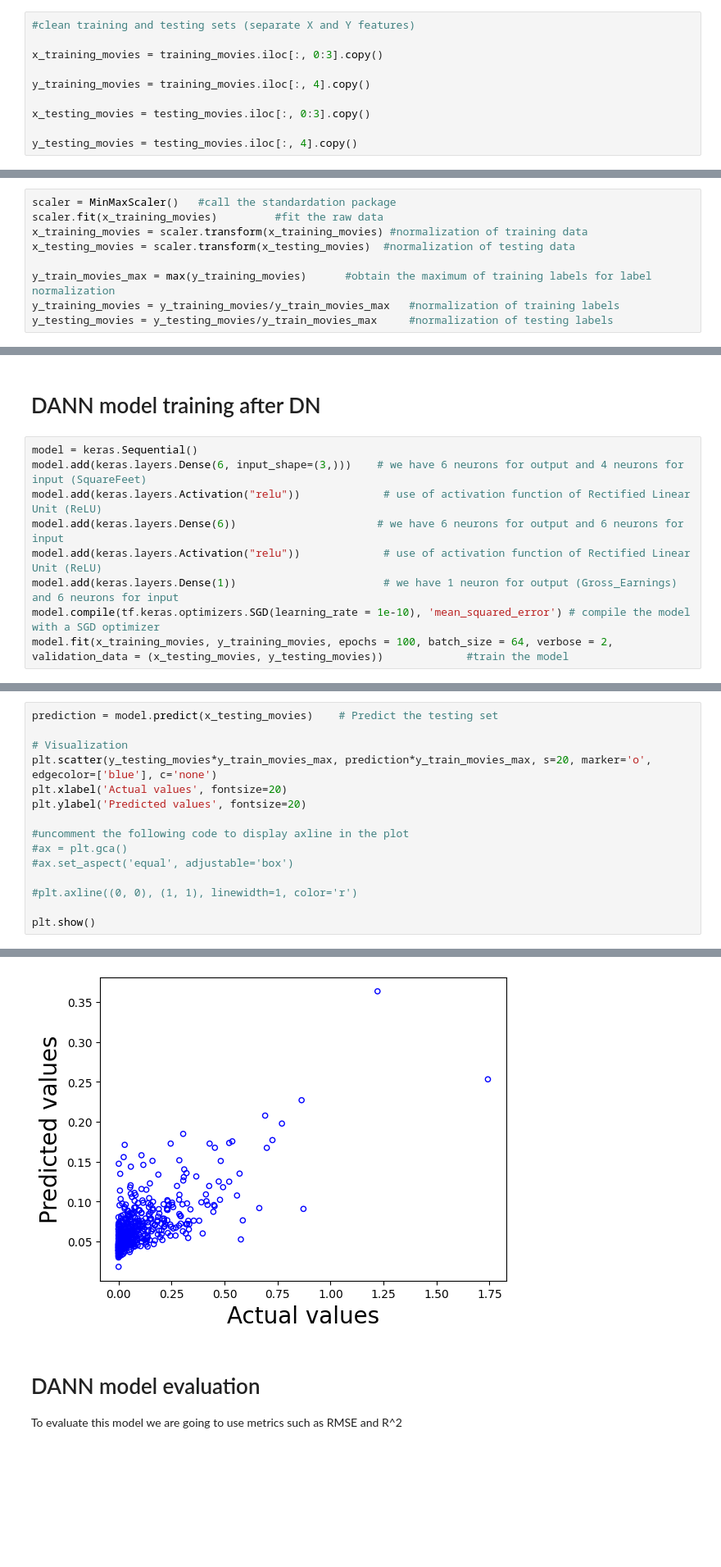
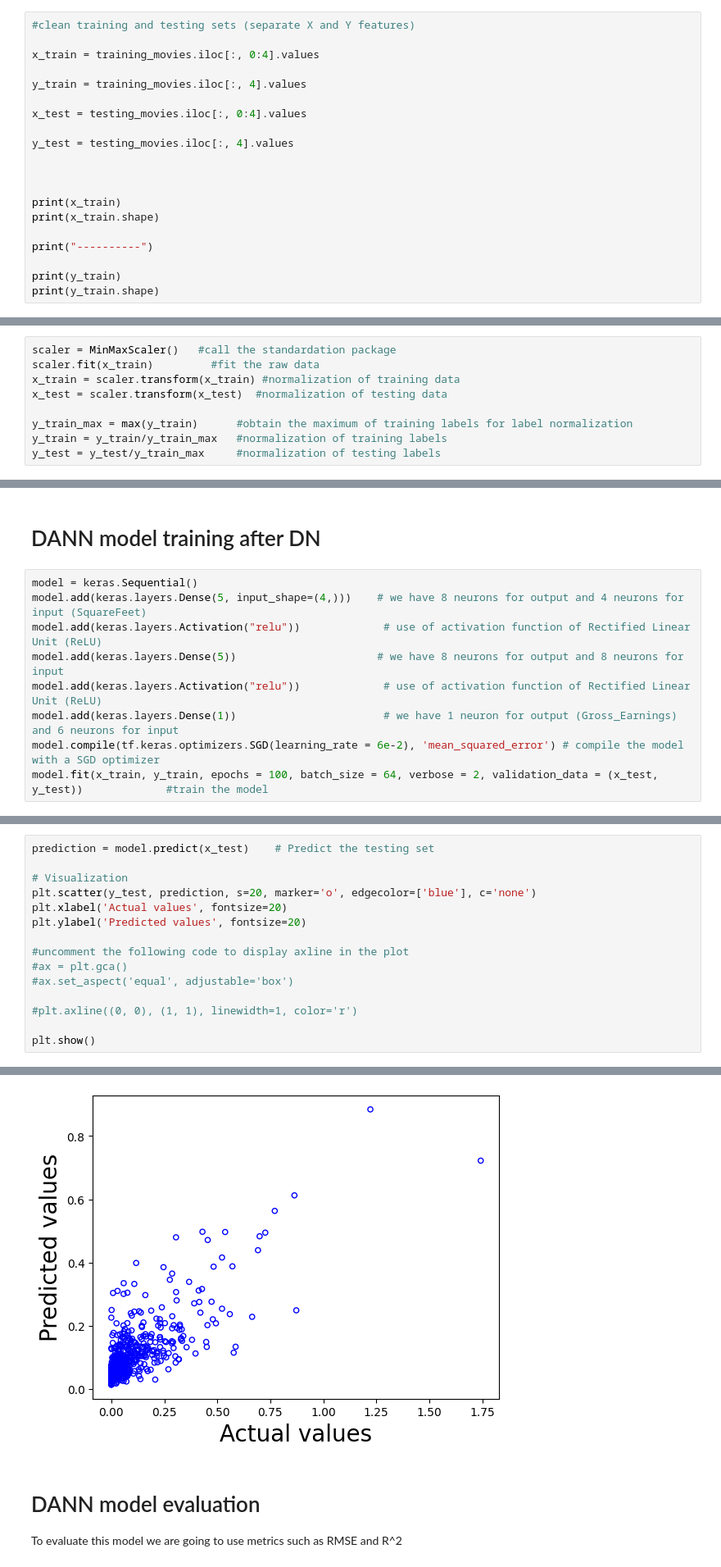
Before and after one commit to FionaKateM/CS5812, a Jupyter notebook: DL models/DANN_movies_Leo.ipynb, the cells around one changed output, grey strips where cells are left out. Shown: that part at 82% size. Drawn from its saved outputs; the diff is of its cells as text; blank space fills up the shorter version.

Commit message:
Update DANN_movies_Leo.ipynb
errors fixed

```diff
--- a/DL models/DANN_movies_Leo.ipynb
+++ b/DL models/DANN_movies_Leo.ipynb
@@ -118,10 +119,20 @@ Y = movies_data['Gross_Earnings'].values.reshape(-1,1) #labels which are transfo
 # %%
 #clean training and testing sets (separate X and Y features)
 
-x_training_movies = training_movies.iloc[:, 0:3].copy()
+x_train = training_movies.iloc[:, 0:4].values
 
-y_training_movies = training_movies.iloc[:, 4].copy()
+y_train = training_movies.iloc[:, 4].values
 
-x_testing_movies = testing_movies.iloc[:, 0:3].copy()
+x_test = testing_movies.iloc[:, 0:4].values
 
-y_testing_movies = testing_movies.iloc[:, 4].copy()
+y_test = testing_movies.iloc[:, 4].values
+
+
+
+print(x_train)
+print(x_train.shape)
+
+print("----------")
+
+print(y_train)
+print(y_train.shape)
@@ -172,10 +153,10 @@ plt.show()
 We need to perform data normalization using min max scaling to be able to get clearer results
 # %%
 scaler = MinMaxScaler()   #call the standardation package
-scaler.fit(x_training_movies)         #fit the raw data
-x_training_movies = scaler.transform(x_training_movies) #normalization of training data
-x_testing_movies = scaler.transform(x_testing_movies)  #normalization of testing data
+scaler.fit(x_train)         #fit the raw data
+x_train = scaler.transform(x_train) #normalization of training data
+x_test = scaler.transform(x_test)  #normalization of testing data
 
-y_train_movies_max = max(y_training_movies)      #obtain the maximum of training labels for label normalization
-y_training_movies = y_training_movies/y_train_movies_max   #normalization of training labels
-y_testing_movies = y_testing_movies/y_train_movies_max     #normalization of testing labels
+y_train_max = max(y_train)      #obtain the maximum of training labels for label normalization
+y_train = y_train/y_train_max   #normalization of training labels
+y_test = y_test/y_train_max     #normalization of testing labels
@@ -183,12 +166,12 @@ y_testing_movies = y_testing_movies/y_train_movies_max     #normalization of tes
 # DANN model training after DN
 # %%
 model = keras.Sequential()
-model.add(keras.layers.Dense(6, input_shape=(3,)))    # we have 6 neurons for output and 4 neurons for input (SquareFeet)
+model.add(keras.layers.Dense(5, input_shape=(4,)))    # we have 8 neurons for output and 4 neurons for input (SquareFeet)
 model.add(keras.layers.Activation("relu"))             # use of activation function of Rectified Linear Unit (ReLU)
-model.add(keras.layers.Dense(6))                      # we have 6 neurons for output and 6 neurons for input
+model.add(keras.layers.Dense(5))                      # we have 8 neurons for output and 8 neurons for input
 model.add(keras.layers.Activation("relu"))             # use of activation function of Rectified Linear Unit (ReLU)
 model.add(keras.layers.Dense(1))                       # we have 1 neuron for output (Gross_Earnings) and 6 neurons for input
-model.compile(tf.keras.optimizers.SGD(learning_rate = 1e-10), 'mean_squared_error') # compile the model with a SGD optimizer
-model.fit(x_training_movies, y_training_movies, epochs = 100, batch_size = 64, verbose = 2, validation_data = (x_testing_movies, y_testing_movies))             #train the model
+model.compile(tf.keras.optimizers.SGD(learning_rate = 6e-2), 'mean_squared_error') # compile the model with a SGD optimizer
+model.fit(x_train, y_train, epochs = 100, batch_size = 64, verbose = 2, validation_data = (x_test, y_test))             #train the model
 # %% [output]
 Epoch 1/100
@@ -214,8 +197,8 @@ Epoch 100/100
 # %%
-prediction = model.predict(x_testing_movies)    # Predict the testing set
+prediction = model.predict(x_test)    # Predict the testing set
 
 # Visualization
-plt.scatter(y_testing_movies*y_train_movies_max, prediction*y_train_movies_max, s=20, marker='o', edgecolor=['blue'], c='none')
+plt.scatter(y_test, prediction, s=20, marker='o', edgecolor=['blue'], c='none')
 plt.xlabel('Actual values', fontsize=20)
 plt.ylabel('Predicted values', fontsize=20)
 
@@ -231,4 +214,4 @@ plt.show()
-[figure, old version]
+[figure, new version]
 # %% [markdown]
 # DANN model evaluation
 To evaluate this model we are going to use metrics such as RMSE and R^2
```
Also changed, not shown: parts of 13 cells of this notebook.
